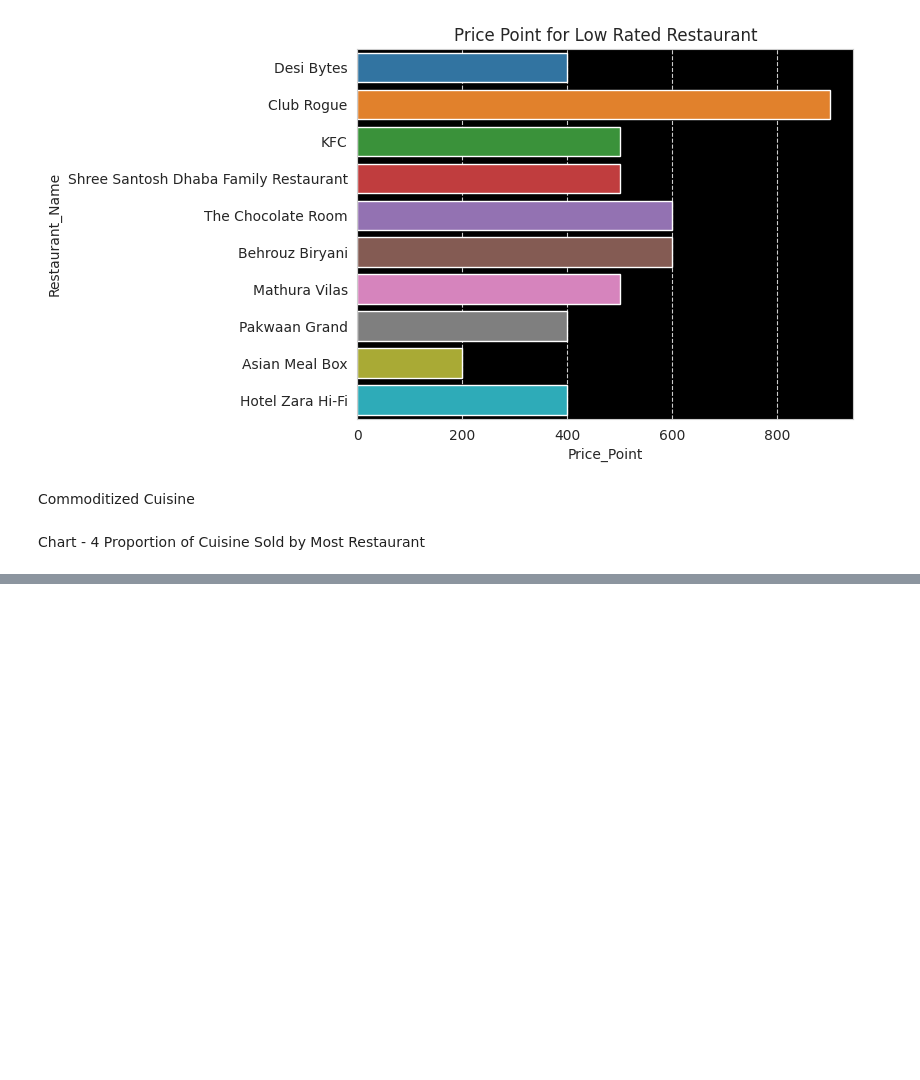
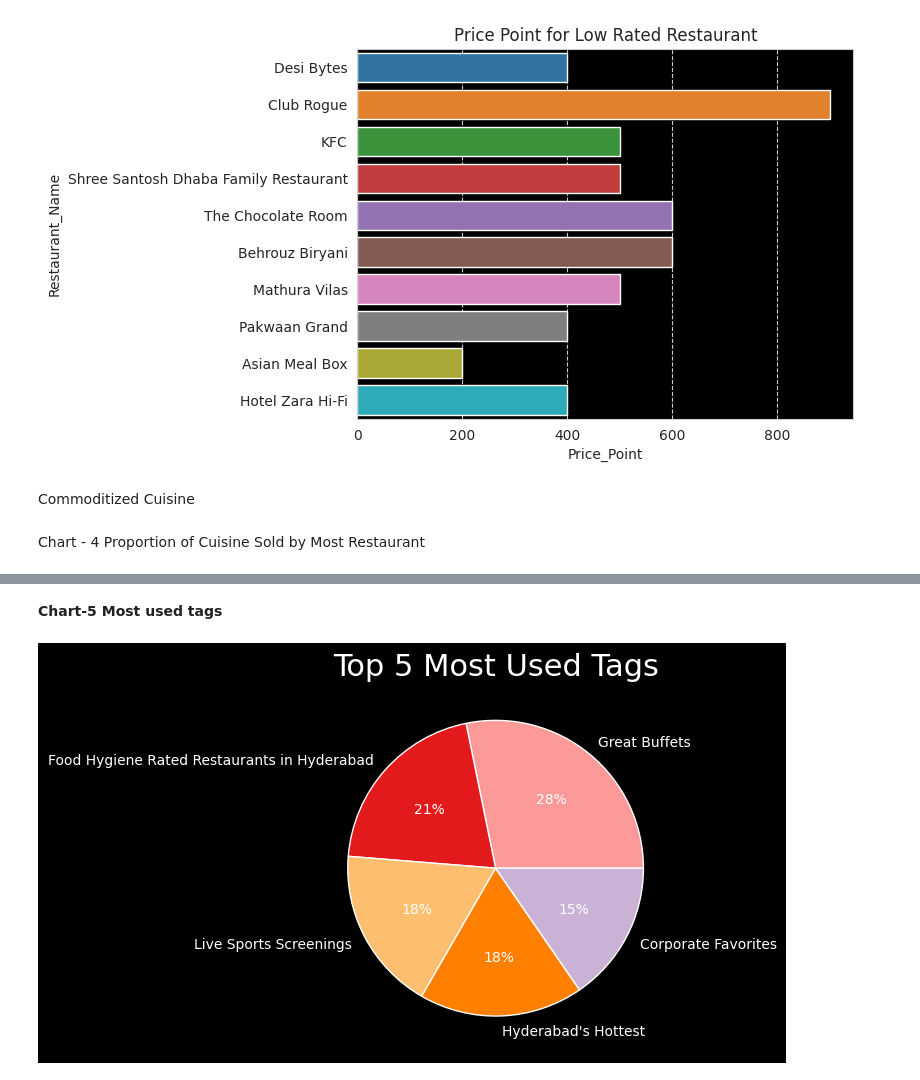
Before and after one commit to pi-mishra/Zomato-Restaurant-Clustering-And-Sentiment-Analysis, a Jupyter notebook: Zomato_Restaurant_Clustering_And_Sentiment_Analysis.ipynb, the cells around one changed output, grey strips where cells are left out. Saved outputs shown, nothing was run; the diff lists cells and outputs as text; code cells hidden in the pictures; blank space fills up the shorter version.

```diff
--- a/Zomato_Restaurant_Clustering_And_Sentiment_Analysis.ipynb
+++ b/Zomato_Restaurant_Clustering_And_Sentiment_Analysis.ipynb
@@ -740,0 +756,20 @@ plt.axis("off");
+# %% [markdown]
+**Chart-5 Most used tags**
+# %%
+collection_list= collection_df.sort_values('Number of Restaurants', ascending=False)["Tags"].to_list()[:5]
+
+# Chart - 4 visualization code pie chart for top 5 mpst selling cuisine
+plt.figure(facecolor='black')
+data = collection_df.sort_values('Number of Restaurants', ascending = False)[
+    'Number of Restaurants'].tolist()[:5]
+labels = collection_list
+
+#define Seaborn color palette to use
+colors = sns.color_palette('Paired')[4:9]
+
+#create pie chart
+plt.pie(data, labels = labels, colors = colors, autopct='%.0f%%',textprops={'color': 'white'})
+plt.title('Top 5 Most Used Tags', size =22, color= 'white')
+plt.show()
+# %% [output]
+[figure, added]
```
Also changed, not shown: parts of 20 cells of this notebook.
